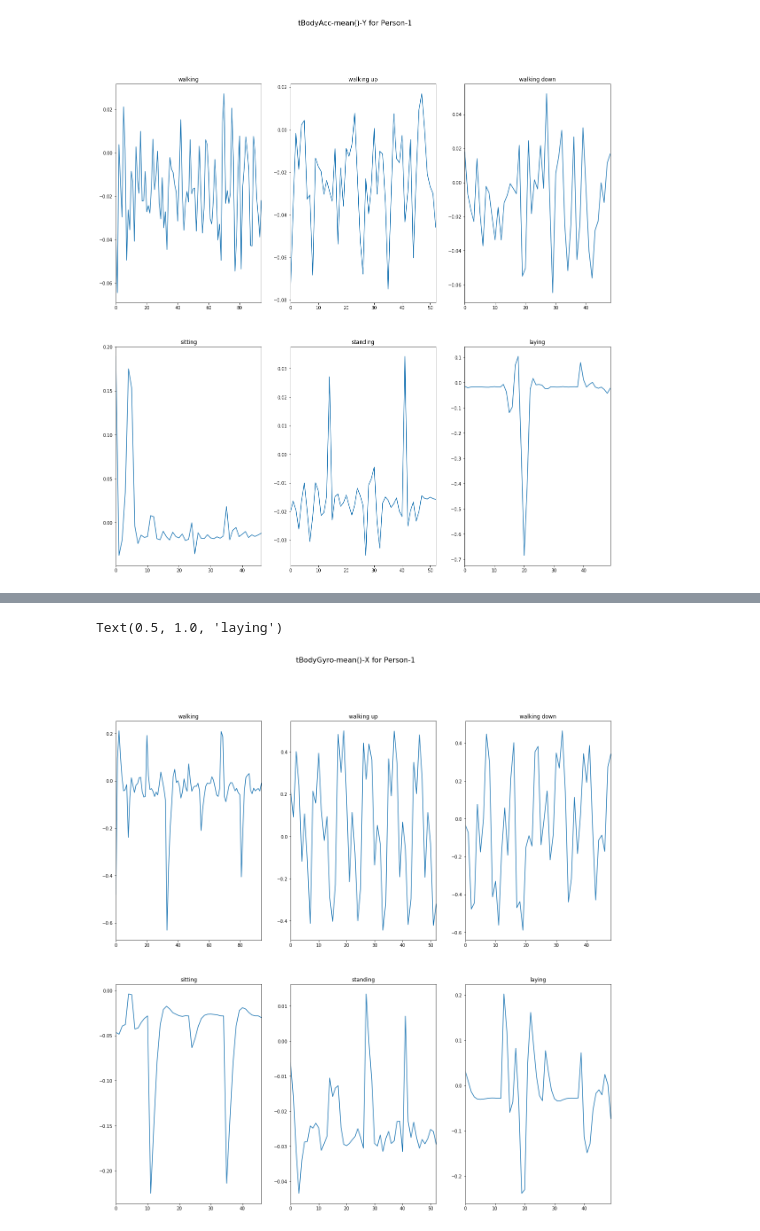
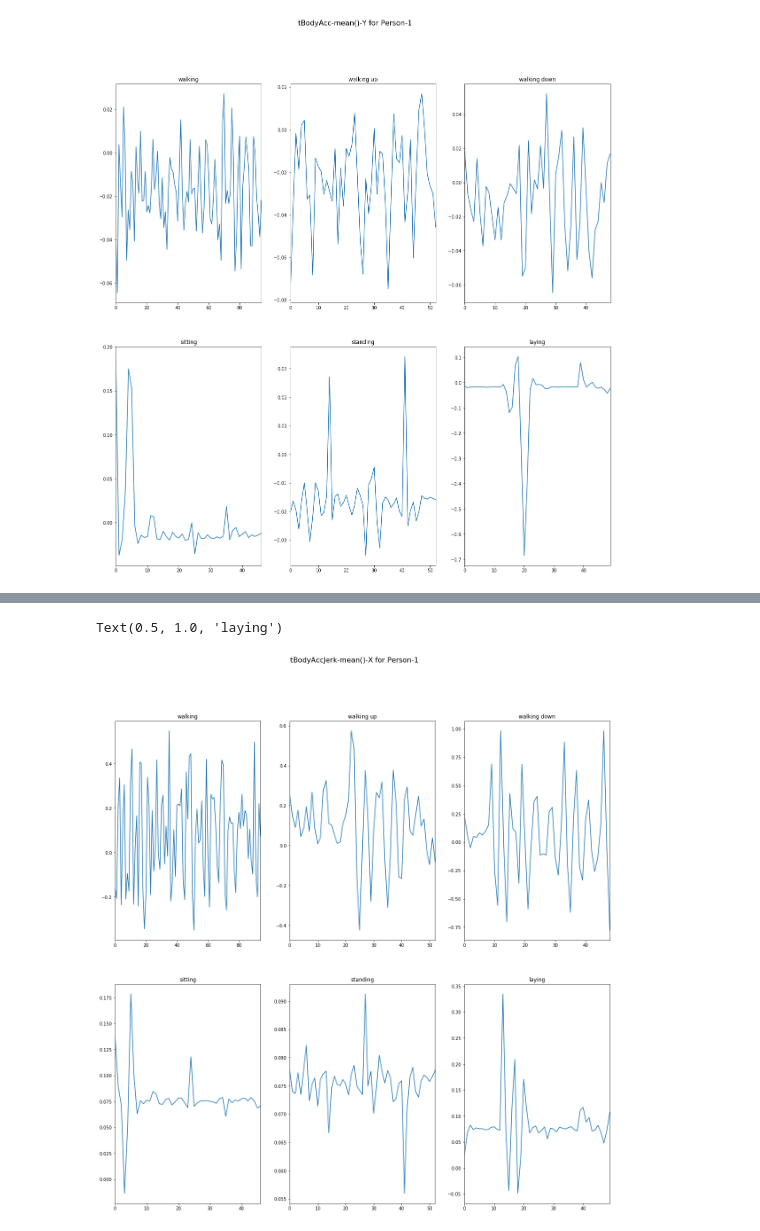
Before and after one commit to prasoon16/HAR_DATASET, a Jupyter notebook: HAR.ipynb, the cells around one changed output, grey strips where cells are left out. Cells and saved outputs as stored; diff of their text form; code cells hidden in the pictures.

Commit message:
Add plots

```diff
--- a/HAR.ipynb
+++ b/HAR.ipynb
@@ -8,9 +8,11 @@ data_dir = "UCI HAR Dataset/"
 df_X = pd.read_csv(data_dir+"train/X_train.txt", header=None, delim_whitespace=True)
 df_y = pd.read_csv(data_dir+"train/y_train.txt", header=None, delim_whitespace=True)
 df_sub = pd.read_csv(data_dir+"train/subject_train.txt", header=None, delim_whitespace=True)
+features_name = pd.read_csv(data_dir+"features.txt", header=None, delim_whitespace=True)
 print (df_X.shape)
 print (df_y.shape)
 print (df_sub.shape)
+print (features_name.shape)
 # %% [output]
 (7352, 561)
 (7352, 1)
@@ -34,3 +37,8 @@ df_y.head()
 | 2 | 5 |
 | 3 | 5 |
 | 4 | 5 |
+# %%
+features_name.drop(0,1,inplace=True)
+# %%
+features = features_name.iloc[:,0].to_list() + ['Activity', 'Person']
+print (features)
@@ -37,5 +47,5 @@ df_y.head()
 # %%
 df = pd.concat([df_X, df_y, df_sub], axis=1, ignore_index=True)
-df.rename(columns={561: "Activity", 562: "Person"}, inplace=True)
+df.columns = features
 df.head()
 # %% [output]
@@ -108,18 +139,19 @@ Text(0.5, 1.0, 'laying')
 # %%
 fig, axes = plt.subplots(nrows=2, ncols=3,figsize=(20,20))
-fig.suptitle('tBodyGyro-mean()-X for Person-1', fontsize=16)
-a1 = walking_df[120].plot(ax=axes[0,0])
+fig.suptitle('tBodyAccJerk-mean()-X for Person-1', fontsize=16)
+ftr = 'tBodyAccJerk-mean()-X'
+a1 = walking_df[ftr].plot(ax=axes[0,0])
 a1.set_title("walking")
-a2 = walking_up_df[120].plot(ax=axes[0,1])
+a2 = walking_up_df[ftr].plot(ax=axes[0,1])
 a2.set_title("walking up")
-a3 = walking_down_df[120].plot(ax=axes[0,2])
+a3 = walking_down_df[ftr].plot(ax=axes[0,2])
 a3.set_title("walking down")
-a4 = sitting_df[120].plot(ax=axes[1,0])
+a4 = sitting_df[ftr].plot(ax=axes[1,0])
 a4.set_title("sitting")
-a5 = standing_df[120].plot(ax=axes[1,1])
+a5 = standing_df[ftr].plot(ax=axes[1,1])
 a5.set_title("standing")
-a6 = laying_df[120].plot(ax=axes[1,2])
+a6 = laying_df[ftr].plot(ax=axes[1,2])
 a6.set_title("laying")
 # %% [output]
 Text(0.5, 1.0, 'laying')
-[figure, old version]
+[figure, new version]
```
Also changed, not shown: parts of 8 cells of this notebook.
